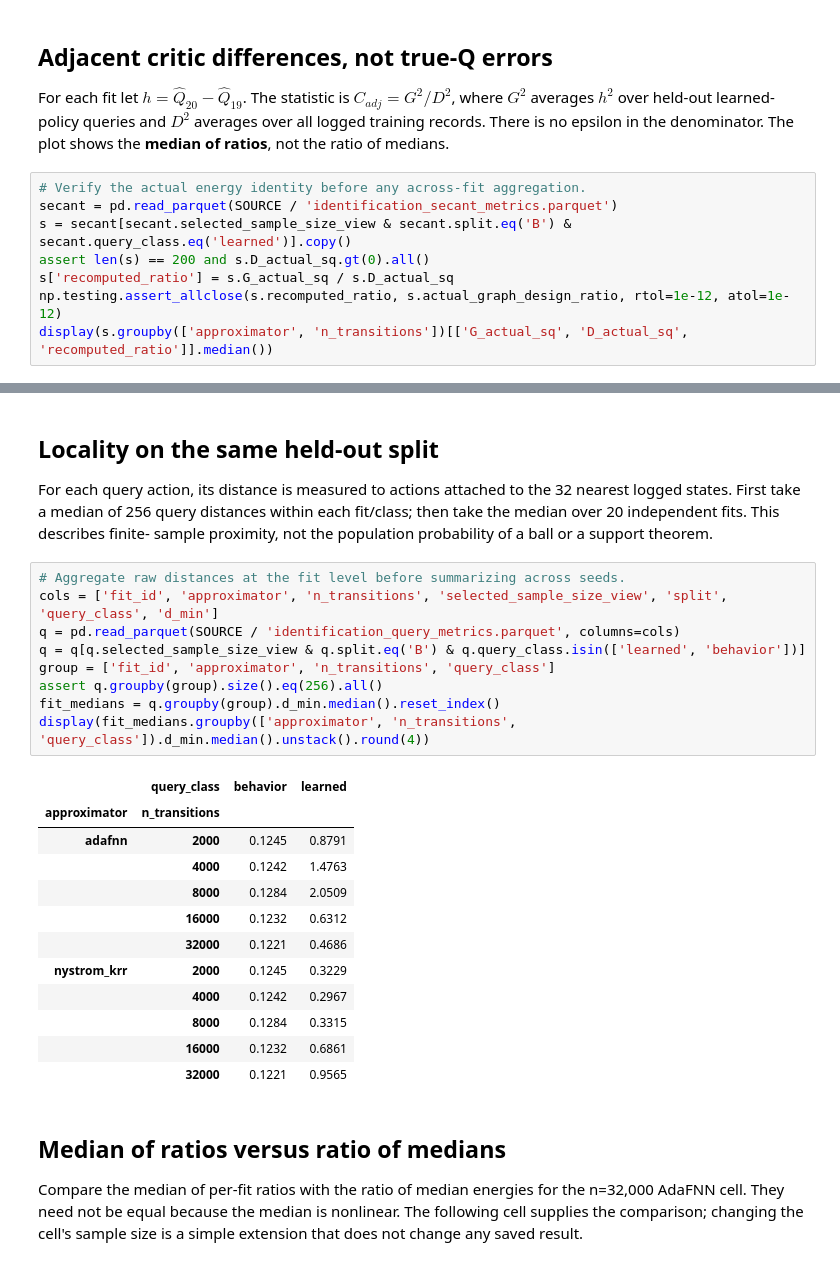
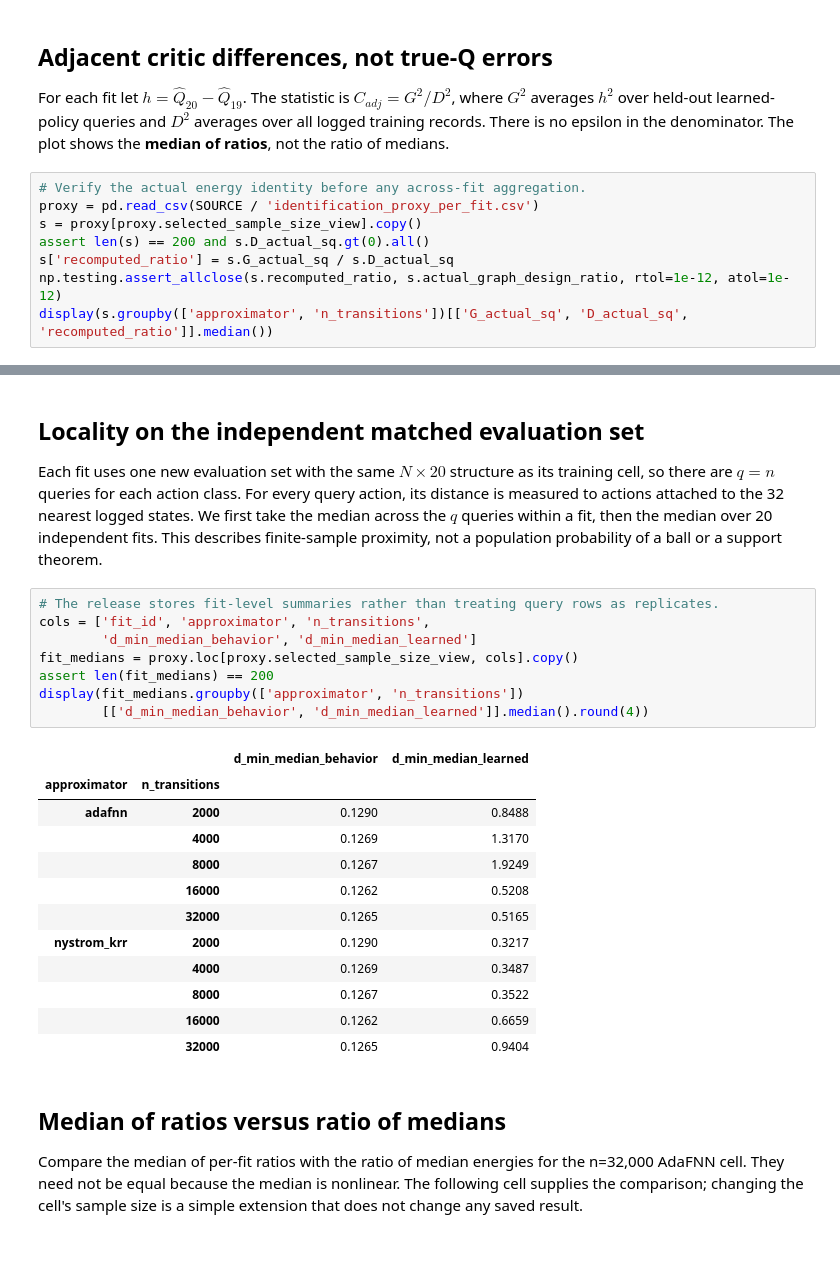
Before and after one commit to gefeilin/Functional-Fitted-Q-Learning, a Jupyter notebook: examples/paper_results.ipynb, the cells around one changed output, grey strips where cells are left out. Cells and saved outputs as stored; diff of their text form.

```diff
--- a/examples/paper_results.ipynb
+++ b/examples/paper_results.ipynb
@@ -79,8 +79,8 @@ and $D^2$ averages over all logged training records. There is no epsilon in the
 denominator. The plot shows the **median of ratios**, not the ratio of medians.
 # %%
 # Verify the actual energy identity before any across-fit aggregation.
-secant = pd.read_parquet(SOURCE / 'identification_secant_metrics.parquet')
-s = secant[secant.selected_sample_size_view & secant.split.eq('B') & secant.query_class.eq('learned')].copy()
+proxy = pd.read_csv(SOURCE / 'identification_proxy_per_fit.csv')
+s = proxy[proxy.selected_sample_size_view].copy()
 assert len(s) == 200 and s.D_actual_sq.gt(0).all()
 s['recomputed_ratio'] = s.G_actual_sq / s.D_actual_sq
 np.testing.assert_allclose(s.recomputed_ratio, s.actual_graph_design_ratio, rtol=1e-12, atol=1e-12)
@@ -101,32 +101,33 @@ display(s.groupby(['approximator', 'n_transitions'])[['G_actual_sq', 'D_actual_s
 # %% [markdown]
-## Locality on the same held-out split
+## Locality on the independent matched evaluation set
 
-For each query action, its distance is measured to actions attached to the 32
-nearest logged states. First take a median of 256 query distances within each
-fit/class; then take the median over 20 independent fits. This describes finite-
-sample proximity, not the population probability of a ball or a support theorem.
+Each fit uses one new evaluation set with the same $N\times20$ structure as its
+training cell, so there are $q=n$ queries for each action class. For every query
+action, its distance is measured to actions attached to the 32 nearest logged
+states. We first take the median across the $q$ queries within a fit, then the
+median over 20 independent fits. This describes finite-sample proximity, not a
+population probability of a ball or a support theorem.
 # %%
-# Aggregate raw distances at the fit level before summarizing across seeds.
-cols = ['fit_id', 'approximator', 'n_transitions', 'selected_sample_size_view', 'split', 'query_class', 'd_min']
-q = pd.read_parquet(SOURCE / 'identification_query_metrics.parquet', columns=cols)
-q = q[q.selected_sample_size_view & q.split.eq('B') & q.query_class.isin(['learned', 'behavior'])]
-group = ['fit_id', 'approximator', 'n_transitions', 'query_class']
-assert q.groupby(group).size().eq(256).all()
-fit_medians = q.groupby(group).d_min.median().reset_index()
-display(fit_medians.groupby(['approximator', 'n_transitions', 'query_class']).d_min.median().unstack().round(4))
+# The release stores fit-level summaries rather than treating query rows as replicates.
+cols = ['fit_id', 'approximator', 'n_transitions',
+        'd_min_median_behavior', 'd_min_median_learned']
+fit_medians = proxy.loc[proxy.selected_sample_size_view, cols].copy()
+assert len(fit_medians) == 200
+display(fit_medians.groupby(['approximator', 'n_transitions'])
+        [['d_min_median_behavior', 'd_min_median_learned']].median().round(4))
 # %% [output]
-|  | query_class | behavior | learned |
+|  |  | d_min_median_behavior | d_min_median_learned |
 | approximator | n_transitions |  |  |
-| adafnn | 2000 | 0.1245 | 0.8791 |
-|  | 4000 | 0.1242 | 1.4763 |
-|  | 8000 | 0.1284 | 2.0509 |
-|  | 16000 | 0.1232 | 0.6312 |
-|  | 32000 | 0.1221 | 0.4686 |
-| nystrom_krr | 2000 | 0.1245 | 0.3229 |
-|  | 4000 | 0.1242 | 0.2967 |
-|  | 8000 | 0.1284 | 0.3315 |
-|  | 16000 | 0.1232 | 0.6861 |
-|  | 32000 | 0.1221 | 0.9565 |
+| adafnn | 2000 | 0.1290 | 0.8488 |
+|  | 4000 | 0.1269 | 1.3170 |
+|  | 8000 | 0.1267 | 1.9249 |
+|  | 16000 | 0.1262 | 0.5208 |
+|  | 32000 | 0.1265 | 0.5165 |
+| nystrom_krr | 2000 | 0.1290 | 0.3217 |
+|  | 4000 | 0.1269 | 0.3487 |
+|  | 8000 | 0.1267 | 0.3522 |
+|  | 16000 | 0.1262 | 0.6659 |
+|  | 32000 | 0.1265 | 0.9404 |
 # %% [markdown]
 ## Median of ratios versus ratio of medians
 
```
Also changed, not shown: parts of 3 cells of this notebook, 45 other files.
